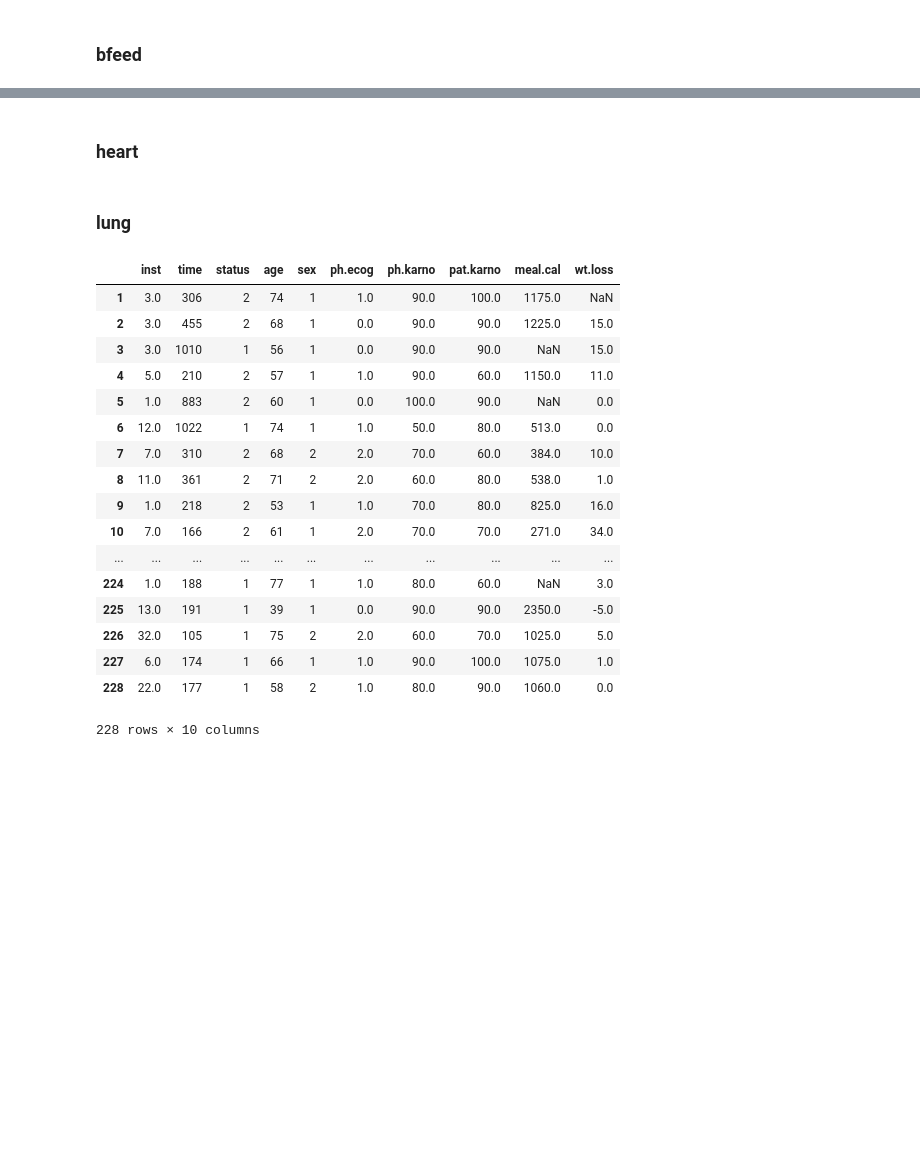
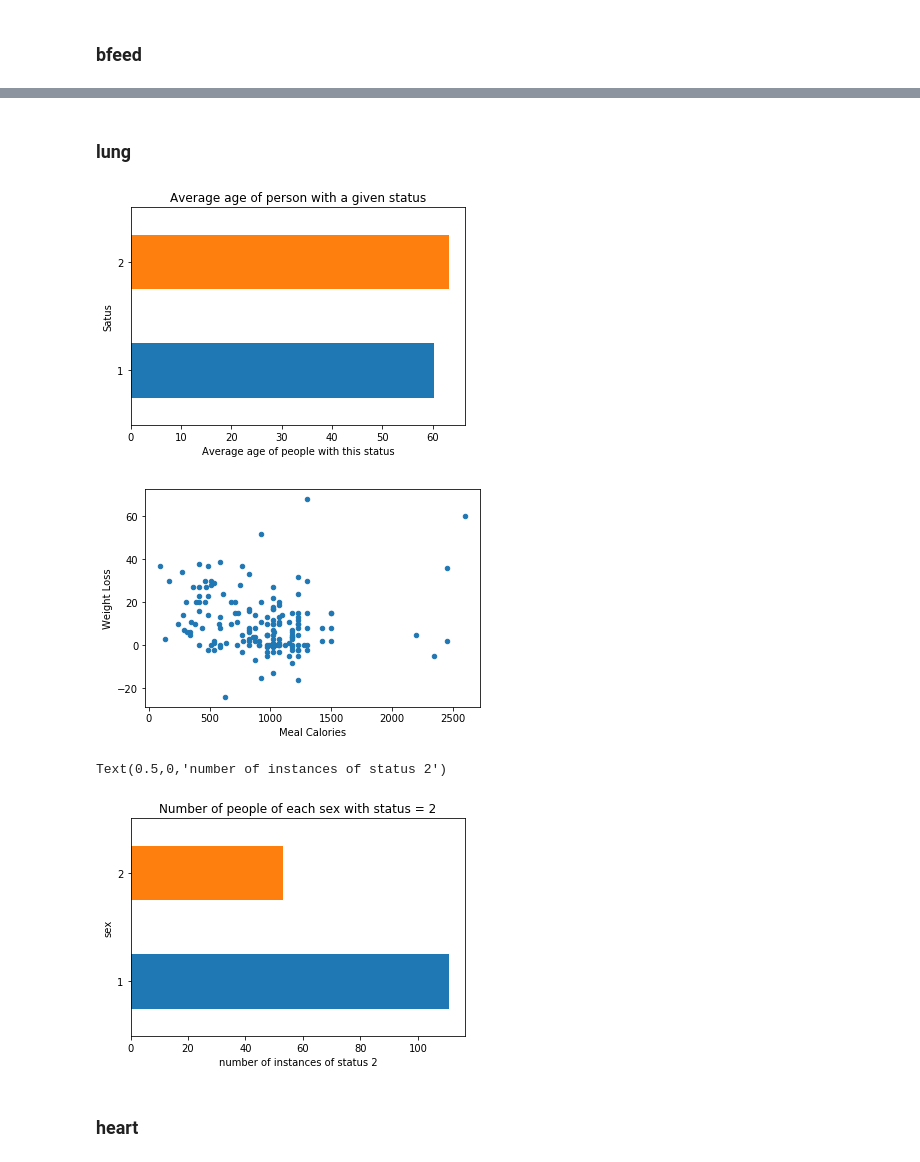
Before and after one commit to mattdbrown17/BootCamp2018, a Jupyter notebook: ProbSets/Comp/ProbSet2/Pandas 2.ipynb, the cells around one changed output, grey strips where cells are left out. Cells and saved outputs as stored; diff of their text form; code cells hidden in the pictures; blank space fills up the shorter version.

```diff
--- a/ProbSets/Comp/ProbSet2/Pandas 2.ipynb
+++ b/ProbSets/Comp/ProbSet2/Pandas 2.ipynb
@@ -73,2 +79,24 @@ df = data.data('bfeed')
+# %% [markdown]
+### lung
+# %%
+df = data.data('lung')
+df.groupby('status').mean()['age'].plot(kind = 'barh', title = 'Average age of person with a given status')
+plt.ylabel('Satus')
+plt.xlabel('Average age of people with this status')
+plt.show()
+
+df.plot('meal.cal', 'wt.loss', kind = 'scatter')
+plt.xlabel('Meal Calories')
+plt.ylabel('Weight Loss')
+plt.show()
+
+df[(df['status'] == 2)].groupby('sex').count()['inst'].plot(kind = 'barh', title= 'Number of people of each sex with status = 2')
+plt.ylabel('sex')
+plt.xlabel('number of instances of status 2')
+# %% [output]
+[figure, added]
+[figure, added]
+Text(0.5,0,'number of instances of status 2')
+[figure, added]
 # %% [markdown]
 ### heart
@@ -77,23 +102,0 @@ df = data.data('heart')
-# %% [markdown]
-### lung
-# %%
-data.data('lung')
-# %% [output]
-|  | inst | time | status | age | sex | ph.ecog | ph.karno | pat.karno | meal.cal | wt.loss |
-| 1 | 3.0 | 306 | 2 | 74 | 1 | 1.0 | 90.0 | 100.0 | 1175.0 | NaN |
-| 2 | 3.0 | 455 | 2 | 68 | 1 | 0.0 | 90.0 | 90.0 | 1225.0 | 15.0 |
-| 3 | 3.0 | 1010 | 1 | 56 | 1 | 0.0 | 90.0 | 90.0 | NaN | 15.0 |
-| 4 | 5.0 | 210 | 2 | 57 | 1 | 1.0 | 90.0 | 60.0 | 1150.0 | 11.0 |
-| 5 | 1.0 | 883 | 2 | 60 | 1 | 0.0 | 100.0 | 90.0 | NaN | 0.0 |
-| 6 | 12.0 | 1022 | 1 | 74 | 1 | 1.0 | 50.0 | 80.0 | 513.0 | 0.0 |
-| 7 | 7.0 | 310 | 2 | 68 | 2 | 2.0 | 70.0 | 60.0 | 384.0 | 10.0 |
-| 8 | 11.0 | 361 | 2 | 71 | 2 | 2.0 | 60.0 | 80.0 | 538.0 | 1.0 |
-| 9 | 1.0 | 218 | 2 | 53 | 1 | 1.0 | 70.0 | 80.0 | 825.0 | 16.0 |
-| 10 | 7.0 | 166 | 2 | 61 | 1 | 2.0 | 70.0 | 70.0 | 271.0 | 34.0 |
-| ... | ... | ... | ... | ... | ... | ... | ... | ... | ... | ... |
-| 224 | 1.0 | 188 | 1 | 77 | 1 | 1.0 | 80.0 | 60.0 | NaN | 3.0 |
-| 225 | 13.0 | 191 | 1 | 39 | 1 | 0.0 | 90.0 | 90.0 | 2350.0 | -5.0 |
-| 226 | 32.0 | 105 | 1 | 75 | 2 | 2.0 | 60.0 | 70.0 | 1025.0 | 5.0 |
-| 227 | 6.0 | 174 | 1 | 66 | 1 | 1.0 | 90.0 | 100.0 | 1075.0 | 1.0 |
-| 228 | 22.0 | 177 | 1 | 58 | 2 | 1.0 | 80.0 | 90.0 | 1060.0 | 0.0 |
-228 rows × 10 columns
```
Also changed, not shown: parts of 6 cells of this notebook, 1 other file.
